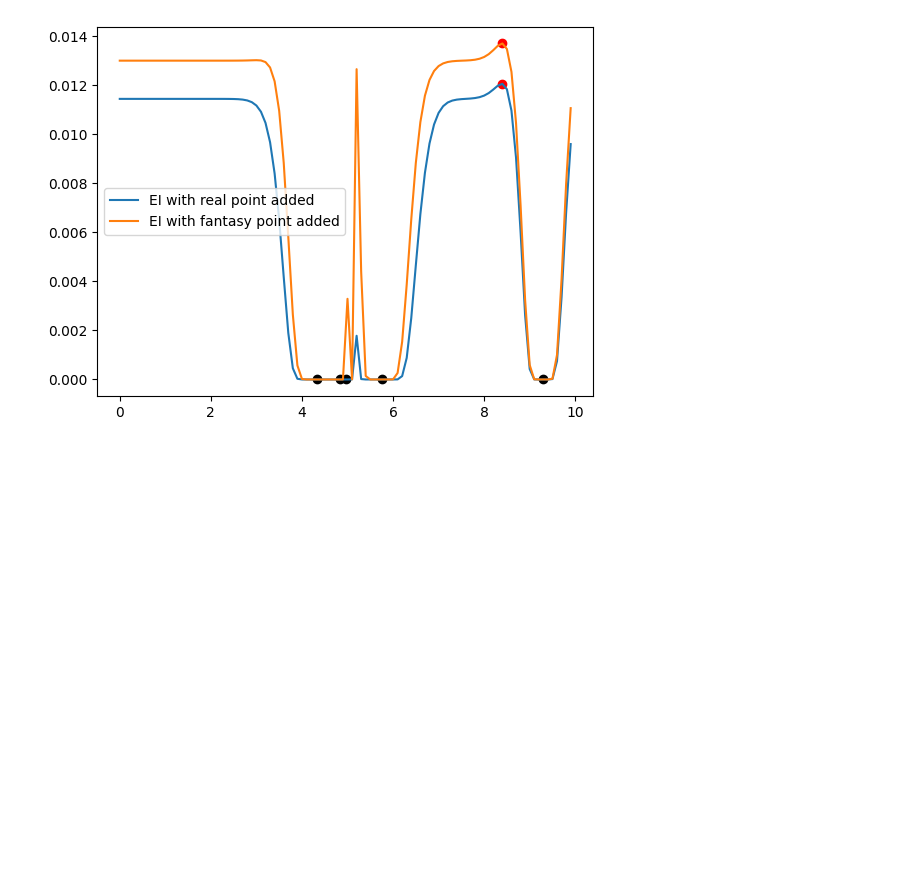
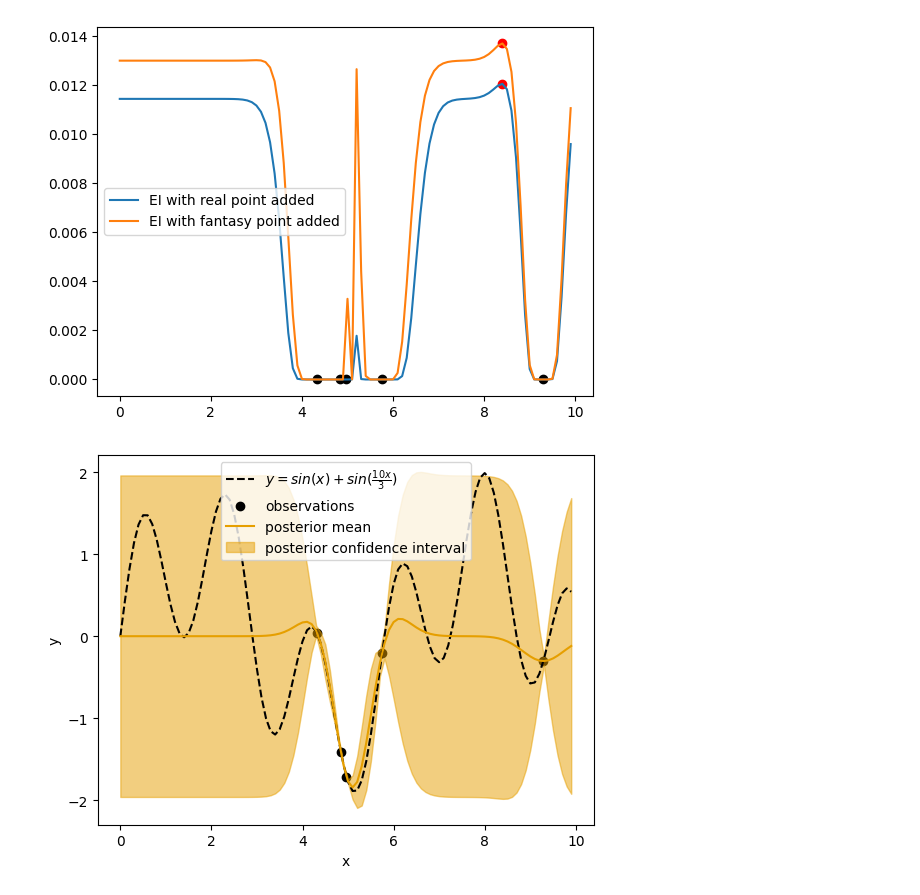
Before and after one commit to spannerk/parallel-bayesopt-experiments, a Jupyter notebook: notebooks/fantasy_points.ipynb, the cells around one changed output. Cells and saved outputs as stored; diff of their text form; code cells hidden in the pictures; blank space fills up the shorter version.

```diff
--- a/notebooks/fantasy_points.ipynb
+++ b/notebooks/fantasy_points.ipynb
@@ -240,3 +240,16 @@ plt.legend()
 plt.show()
 # %% [output]
 [figure]
+# %%
+fig, ax = plt.subplots()
+ax.plot(x, objective_lin, color='black', label= r"$y=sin(x)+sin(\frac{10x}{3})$", linestyle='--')
+ax.scatter(mygp.x_obs, mygp.y_obs, color='black', label='observations')
+ax.plot(x, posterior_means, color='#E69F00', label='posterior mean', linestyle='-')
+ax.fill_between(x, ucb_posterior, lcb_posterior, alpha=0.5, color='#E69F00', label='posterior confidence interval')
+plt.xlabel("x")
+plt.ylabel("y")
+plt.legend()
+# plt.savefig("posterior.png")
+plt.show()
+# %% [output]
+[figure, added]
```
Also changed, not shown: parts of 13 cells of this notebook, 19 other files.
